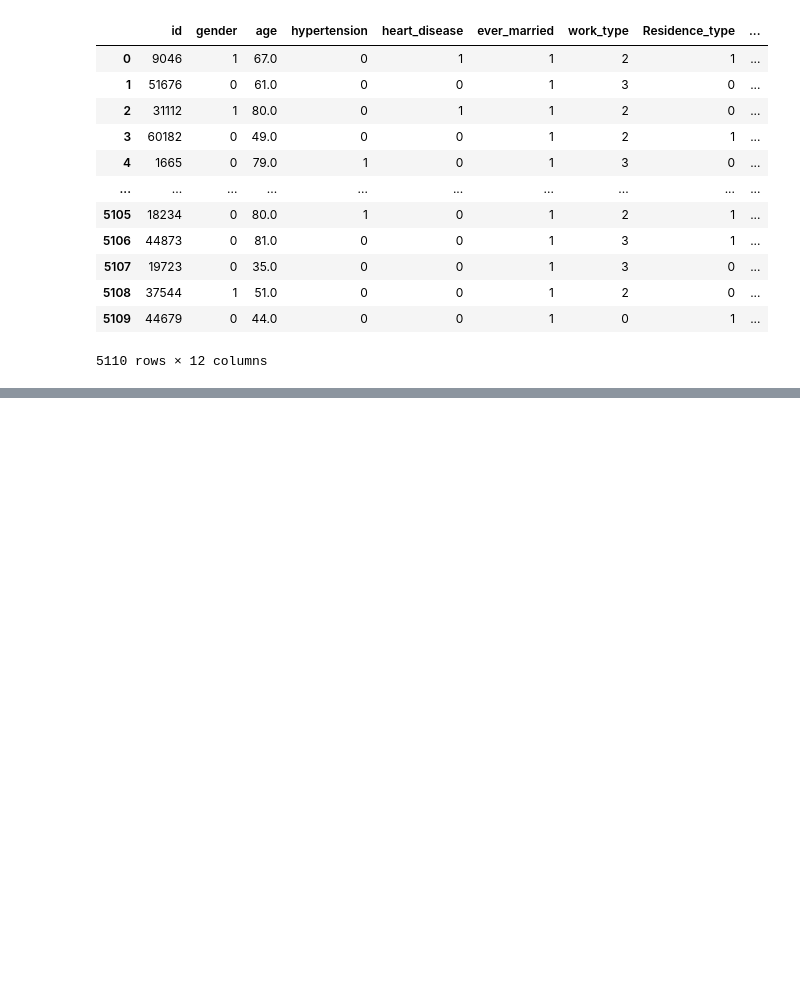
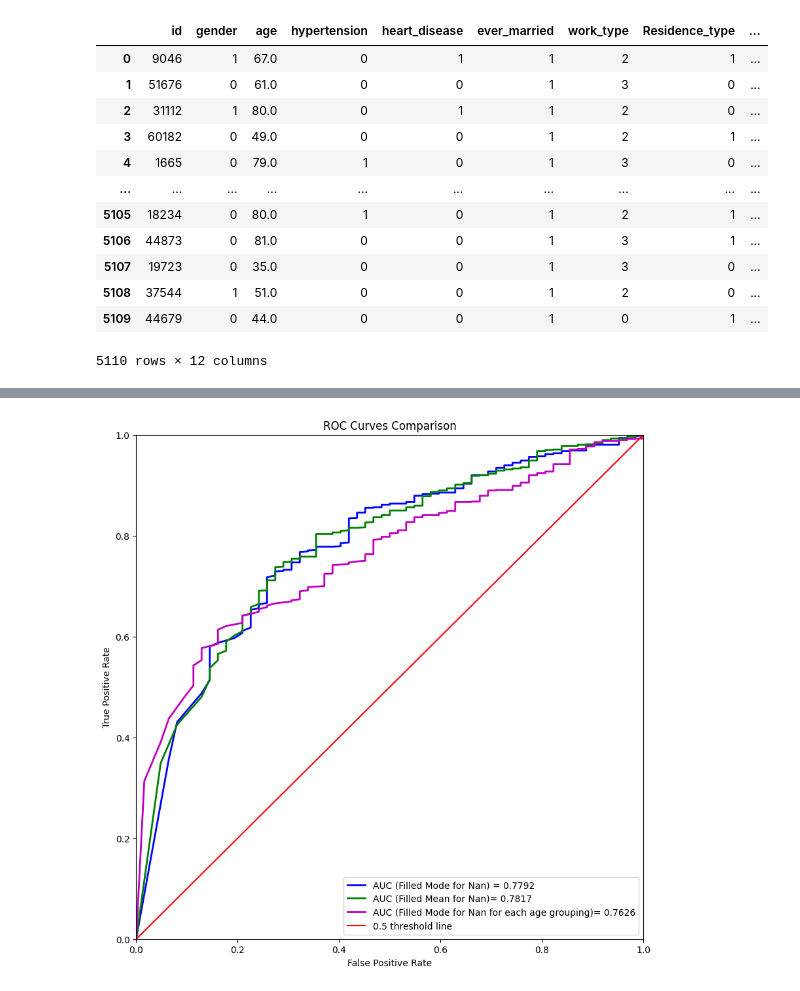
Before and after one commit to SarveshTikekar/CSL701-Machine-Learning, a Jupyter notebook: BaggingandBoosting.ipynb, the cells around one changed output, grey strips where cells are left out. Drawn from its saved outputs; the diff is of its cells as text; code cells hidden in the pictures; blank space fills up the shorter version.

```diff
--- a/BaggingandBoosting.ipynb
+++ b/BaggingandBoosting.ipynb
@@ -198,0 +208,6 @@ plt.show()
+# %%
+""" Filling missing values for BMI (Body Mass Index) with mean of dataset """
+
+BMI_mean = round(data['bmi'].mean(), 2)
+data2 = data.fillna({'bmi': BMI_mean})
+data2
@@ -198,0 +277,10 @@ plt.show()
+# %%
+""" Depending on correlation we group the bmi and age columns """
+bins = [0, 10, 20, 30, 40, 50, 60, 70, 80, 90]
+labels = [i for i in range(1, 10)]
+data3 = data
+
+"""Filling missing values by mean of each age group depending on the bins for more enriched and accurate results """
+
+data3['age'] = pd.cut(data3['age'], bins=bins, labels=labels).astype(int)
+data3['bmi'] = data.groupby(data3['age'])['bmi'].transform(lambda x: round(x.fillna(x.mean()), 2))
@@ -198,0 +315,40 @@ plt.show()
+# %%
+"""Now with thresholds"""
+
+threshold = 0
+incremental_rate = 0.00001
+
+FPR_LIST3 = []
+TPR_LIST3 = []
+
+y_pred_proba = XGBmodel.predict_proba(X_test)[:, 1]
+
+while threshold <= 1:
+
+  y_pred = (y_pred_proba >= threshold).astype(int)
+
+  tp, fn, fp, tn = confusion_matrix(y_test, y_pred).ravel()
+
+  TPR_LIST3.append(tp/(tp + fn))
+  FPR_LIST3.append(fp/(fp + tn))
+
+  threshold += incremental_rate
+
+plt.figure(figsize=(10, 10))
+
+plt.plot(FPR_LIST, TPR_LIST, label=f"AUC (Filled Mode for Nan) = {score:.4f}", linewidth=2, color='b')
+plt.plot(FPR_LIST2, TPR_LIST2, label=f"AUC (Filled Mean for Nan)= {score2:.4f}", linewidth=2, color='g')
+plt.plot(FPR_LIST3, TPR_LIST3, label=f"AUC (Filled Mode for Nan for each age grouping)= {score3:.4f}", linewidth=2, color='m')
+
+plt.plot(linearLineX, linearLineY, label=f"0.5 threshold line", color='red')
+
+plt.xlim([0.0, 1.0])
+plt.ylim([0.0, 1.0])
+
+plt.xlabel("False Positive Rate")
+plt.ylabel("True Positive Rate")
+plt.title("ROC Curves Comparison")
+plt.legend(loc="lower right")
+plt.show()
+# %% [output]
+[figure, added]
```
Also changed, not shown: parts of 15 cells of this notebook, 1 other file.
